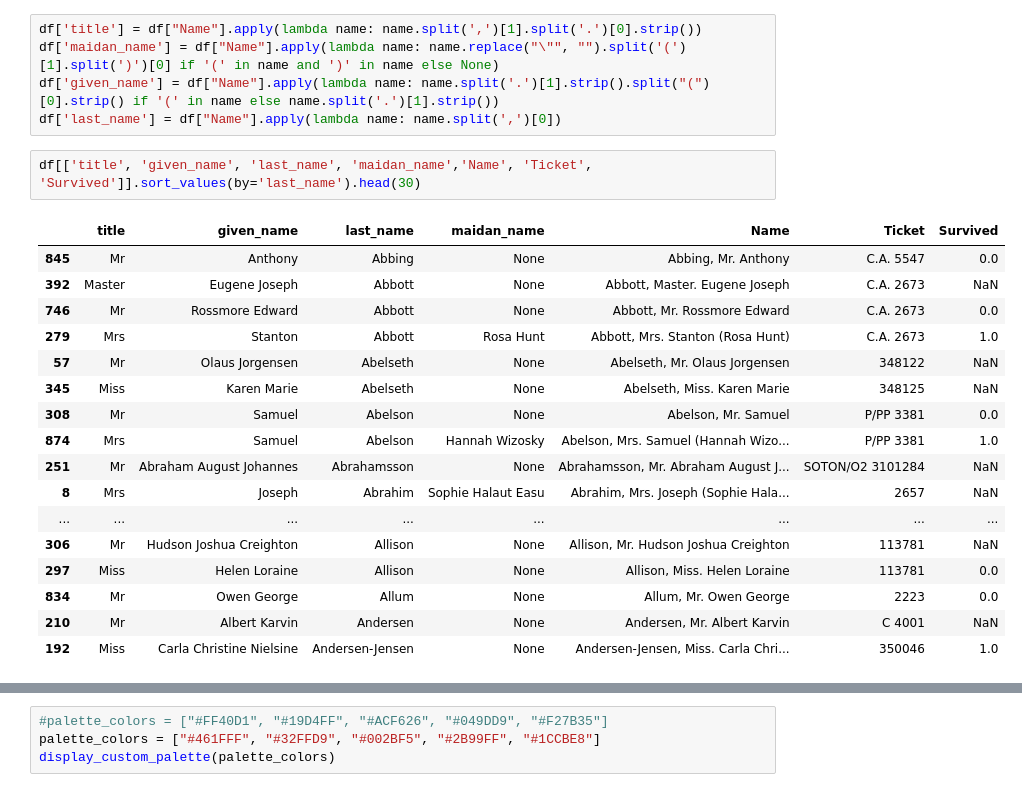
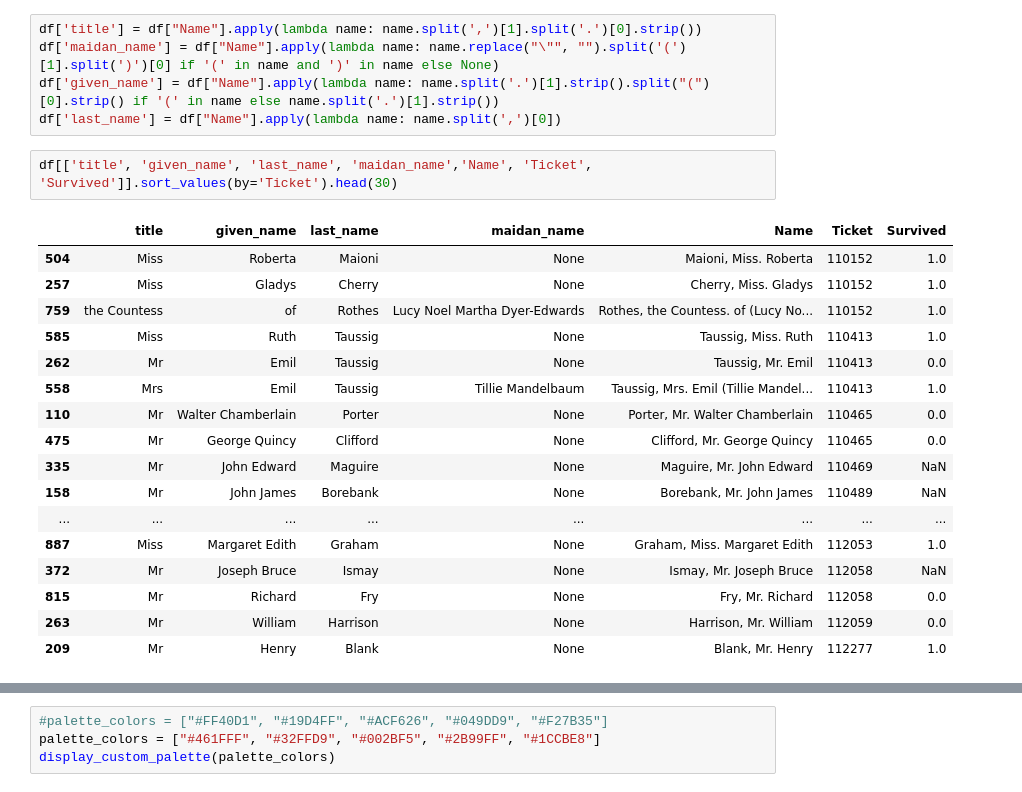
Before and after one commit to devbilalkhan/titanic-eda, a Jupyter notebook: titanic_text_analysis.ipynb, the cells around one changed output, grey strips where cells are left out. Saved outputs shown, nothing was run; the diff lists cells and outputs as text.

Commit message:
Survival anaylsis based on unique ticket numbers.

```diff
--- a/titanic_text_analysis.ipynb
+++ b/titanic_text_analysis.ipynb
@@ -81,22 +81,22 @@ df['maidan_name'] = df["Name"].apply(lambda name: name.replace("\"", "").split('
 df['given_name'] = df["Name"].apply(lambda name: name.split('.')[1].strip().split("(")[0].strip() if '(' in name else name.split('.')[1].strip())
 df['last_name'] = df["Name"].apply(lambda name: name.split(',')[0])
 # %%
-df[['title', 'given_name', 'last_name', 'maidan_name','Name', 'Ticket', 'Survived']].sort_values(by='last_name').head(30)
+df[['title', 'given_name', 'last_name', 'maidan_name','Name', 'Ticket', 'Survived']].sort_values(by='Ticket').head(30)
 # %% [output]
 |  | title | given_name | last_name | maidan_name | Name | Ticket | Survived |
-| 845 | Mr | Anthony | Abbing | None | Abbing, Mr. Anthony | C.A. 5547 | 0.0 |
-| 392 | Master | Eugene Joseph | Abbott | None | Abbott, Master. Eugene Joseph | C.A. 2673 | NaN |
-| 746 | Mr | Rossmore Edward | Abbott | None | Abbott, Mr. Rossmore Edward | C.A. 2673 | 0.0 |
-| 279 | Mrs | Stanton | Abbott | Rosa Hunt | Abbott, Mrs. Stanton (Rosa Hunt) | C.A. 2673 | 1.0 |
-| 57 | Mr | Olaus Jorgensen | Abelseth | None | Abelseth, Mr. Olaus Jorgensen | 348122 | NaN |
-| 345 | Miss | Karen Marie | Abelseth | None | Abelseth, Miss. Karen Marie | 348125 | NaN |
-| 308 | Mr | Samuel | Abelson | None | Abelson, Mr. Samuel | P/PP 3381 | 0.0 |
-| 874 | Mrs | Samuel | Abelson | Hannah Wizosky | Abelson, Mrs. Samuel (Hannah Wizo... | P/PP 3381 | 1.0 |
-| 251 | Mr | Abraham August Johannes | Abrahamsson | None | Abrahamsson, Mr. Abraham August J... | SOTON/O2 3101284 | NaN |
-| 8 | Mrs | Joseph | Abrahim | Sophie Halaut Easu | Abrahim, Mrs. Joseph (Sophie Hala... | 2657 | NaN |
+| 504 | Miss | Roberta | Maioni | None | Maioni, Miss. Roberta | 110152 | 1.0 |
+| 257 | Miss | Gladys | Cherry | None | Cherry, Miss. Gladys | 110152 | 1.0 |
+| 759 | the Countess | of | Rothes | Lucy Noel Martha Dyer-Edwards | Rothes, the Countess. of (Lucy No... | 110152 | 1.0 |
+| 585 | Miss | Ruth | Taussig | None | Taussig, Miss. Ruth | 110413 | 1.0 |
+| 262 | Mr | Emil | Taussig | None | Taussig, Mr. Emil | 110413 | 0.0 |
+| 558 | Mrs | Emil | Taussig | Tillie Mandelbaum | Taussig, Mrs. Emil (Tillie Mandel... | 110413 | 1.0 |
+| 110 | Mr | Walter Chamberlain | Porter | None | Porter, Mr. Walter Chamberlain | 110465 | 0.0 |
+| 475 | Mr | George Quincy | Clifford | None | Clifford, Mr. George Quincy | 110465 | 0.0 |
+| 335 | Mr | John Edward | Maguire | None | Maguire, Mr. John Edward | 110469 | NaN |
+| 158 | Mr | John James | Borebank | None | Borebank, Mr. John James | 110489 | NaN |
 | ... | ... | ... | ... | ... | ... | ... | ... |
-| 306 | Mr | Hudson Joshua Creighton | Allison | None | Allison, Mr. Hudson Joshua Creighton | 113781 | NaN |
-| 297 | Miss | Helen Loraine | Allison | None | Allison, Miss. Helen Loraine | 113781 | 0.0 |
-| 834 | Mr | Owen George | Allum | None | Allum, Mr. Owen George | 2223 | 0.0 |
-| 210 | Mr | Albert Karvin | Andersen | None | Andersen, Mr. Albert Karvin | C 4001 | NaN |
-| 192 | Miss | Carla Christine Nielsine | Andersen-Jensen | None | Andersen-Jensen, Miss. Carla Chri... | 350046 | 1.0 |
+| 887 | Miss | Margaret Edith | Graham | None | Graham, Miss. Margaret Edith | 112053 | 1.0 |
+| 372 | Mr | Joseph Bruce | Ismay | None | Ismay, Mr. Joseph Bruce | 112058 | NaN |
+| 815 | Mr | Richard | Fry | None | Fry, Mr. Richard | 112058 | 0.0 |
+| 263 | Mr | William | Harrison | None | Harrison, Mr. William | 112059 | 0.0 |
+| 209 | Mr | Henry | Blank | None | Blank, Mr. Henry | 112277 | 1.0 |
```
Also changed, not shown: parts of 15 cells of this notebook.
